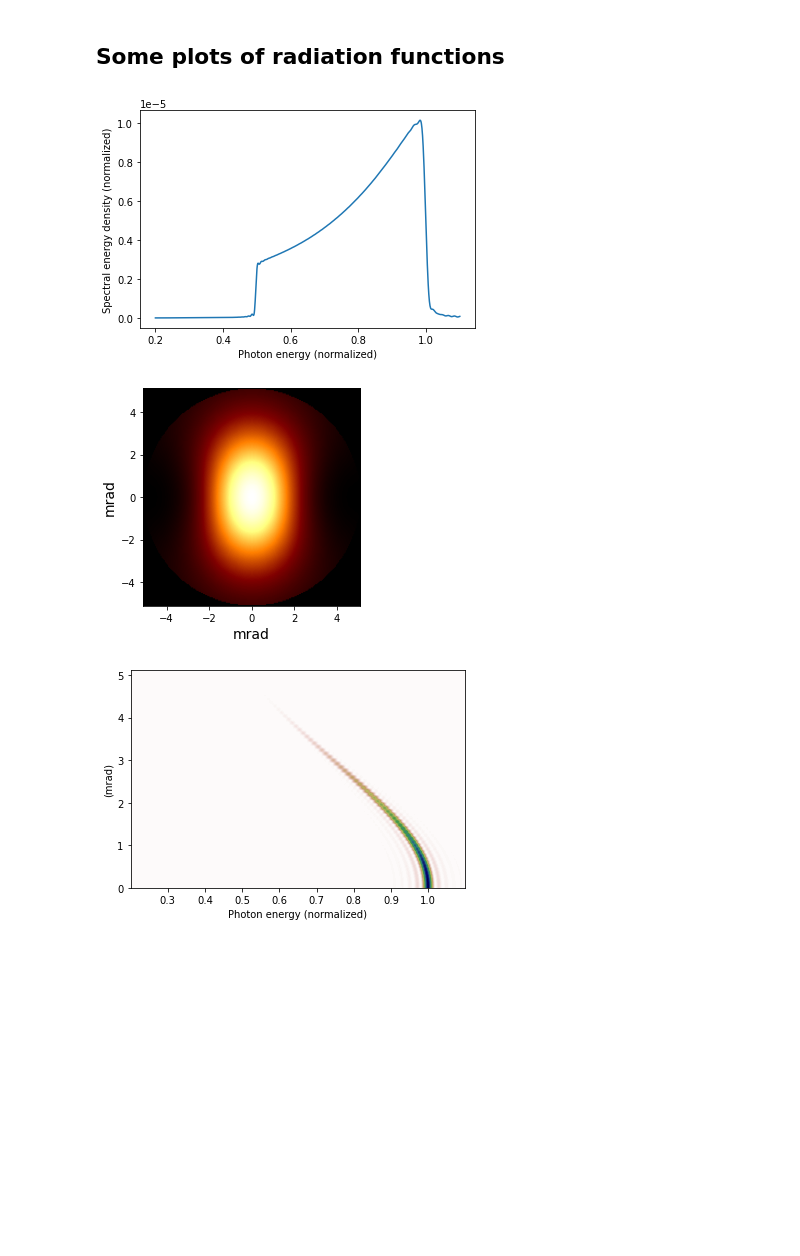
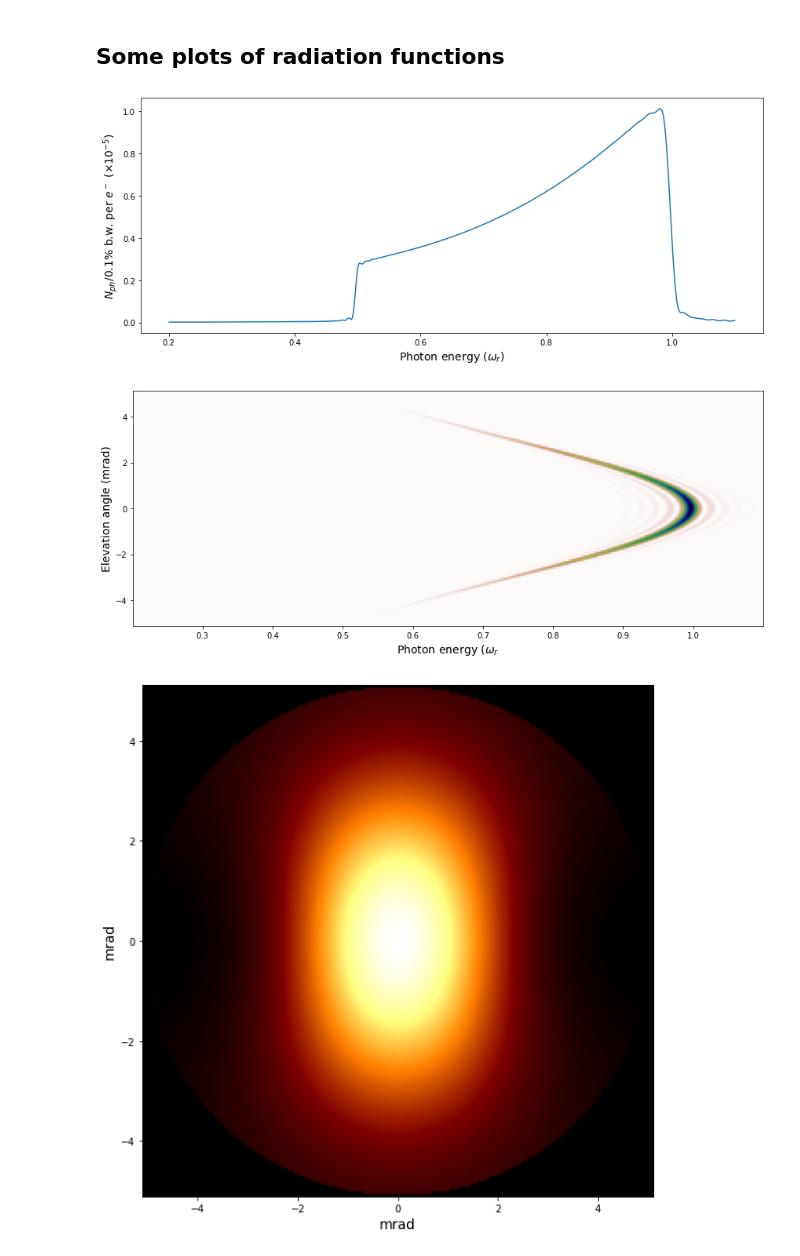
Before and after one commit to hightower8083/synchrad, a Jupyter notebook: tutorials/Undulator_Example.ipynb, the cells around one changed output. Saved outputs shown, nothing was run; the diff lists cells and outputs as text; code cells hidden in the pictures; blank space fills up the shorter version.

```diff
--- a/tutorials/Undulator_Example.ipynb
+++ b/tutorials/Undulator_Example.ipynb
@@ -117,34 +117,40 @@ Deviation of emitted photon number from analytic estimate 13.4 %
 # %% [markdown]
 ## Some plots of radiation functions
-# %%
-plt.figure()
-spect_val = calc.get_energy_spectrum(normalize_to_weights=True)
-spect_ax_normalized = calc.get_spectral_axis() * omega_1m/omega_u_rad
-plt.plot(spect_ax_normalized, spect_val * 1e-3 )
-plt.xlabel('Photon energy (normalized)')
-plt.ylabel('Spectral energy density (normalized)')
-
-plt.figure()
-spot, extent = calc.get_spot_cartesian(bins=(200, 200))
-plt.imshow( spot.T,
-            extent=extent*1e3, cmap=plt.cm.afmhot,
-            origin='lower')
-[ lab('mrad', size=14) for lab in (plt.xlabel, plt.ylabel) ];
-
-plt.figure()
-extent = [spect_ax_normalized.min(),
-          spect_ax_normalized.max(),
-          calc.Args['theta'].min()*1e3,
-          calc.Args['theta'].max()*1e3]
-
-spect_val = calc.get_full_spectrum()[:,:,0]
-plt.imshow( spect_val.T, #vmax=2.6e7,
-            extent = extent,
-            cmap=plt.cm.gist_earth_r,
-            origin='lower', aspect='auto')
-plt.xlabel('Photon energy (normalized)')
-plt.ylabel('(mrad)');
-# %% [output]
-[figure, removed]
-[figure, removed]
-[figure, removed]
+# %%
+spect_val = calc.get_energy_spectrum(normalize_to_weights=True)
+spect_val *= 1e-3
+spect_ax_normalized = calc.get_spectral_axis() * omega_1m/omega_u_rad
+
+plt.figure(figsize=(12,5), tight_layout=True)
+plt.plot(spect_ax_normalized, spect_val * 1e5 )
+plt.xlabel(r'Photon energy ($\omega_r$)', fontsize=14)
+plt.ylabel(r'$N_{ph}$/0.1% b.w. per $e^-$ ($\times 10^{-5}$)', fontsize=14)
+
+extent = [spect_ax_normalized.min(),
+          spect_ax_normalized.max(),
+          -calc.Args['theta'].max()* 1e3,
+          calc.Args['theta'].max()* 1e3 ]
+
+spect_val = calc.get_full_spectrum()
+spect_val = np.c_[spect_val[:,:,spect_val.shape[2]//2-1][:,::-1],
+                  spect_val[:,1:,0]]
+
+plt.figure(figsize=(12,5), tight_layout=True)
+plt.imshow( spect_val.T,
+            extent = extent,
+            cmap=plt.cm.gist_earth_r,
+            origin='lower', aspect='auto')
+plt.xlabel(r'Photon energy ($\omega_r$', fontsize=14)
+plt.ylabel('Elevation angle (mrad)', fontsize=14);
+
+spot, extent = calc.get_spot_cartesian(bins=(200, 200))
+
+plt.figure(figsize=(8,8), tight_layout=True)
+plt.imshow( spot.T,
+            extent=extent*1e3, cmap=plt.cm.afmhot,
+            origin='lower')
+[ lab('mrad', size=14) for lab in (plt.xlabel, plt.ylabel) ];
+# %% [output]
+[figure, added]
+[figure, added]
+[figure, added]
```
Also changed, not shown: parts of 2 cells of this notebook, 1 other file.
